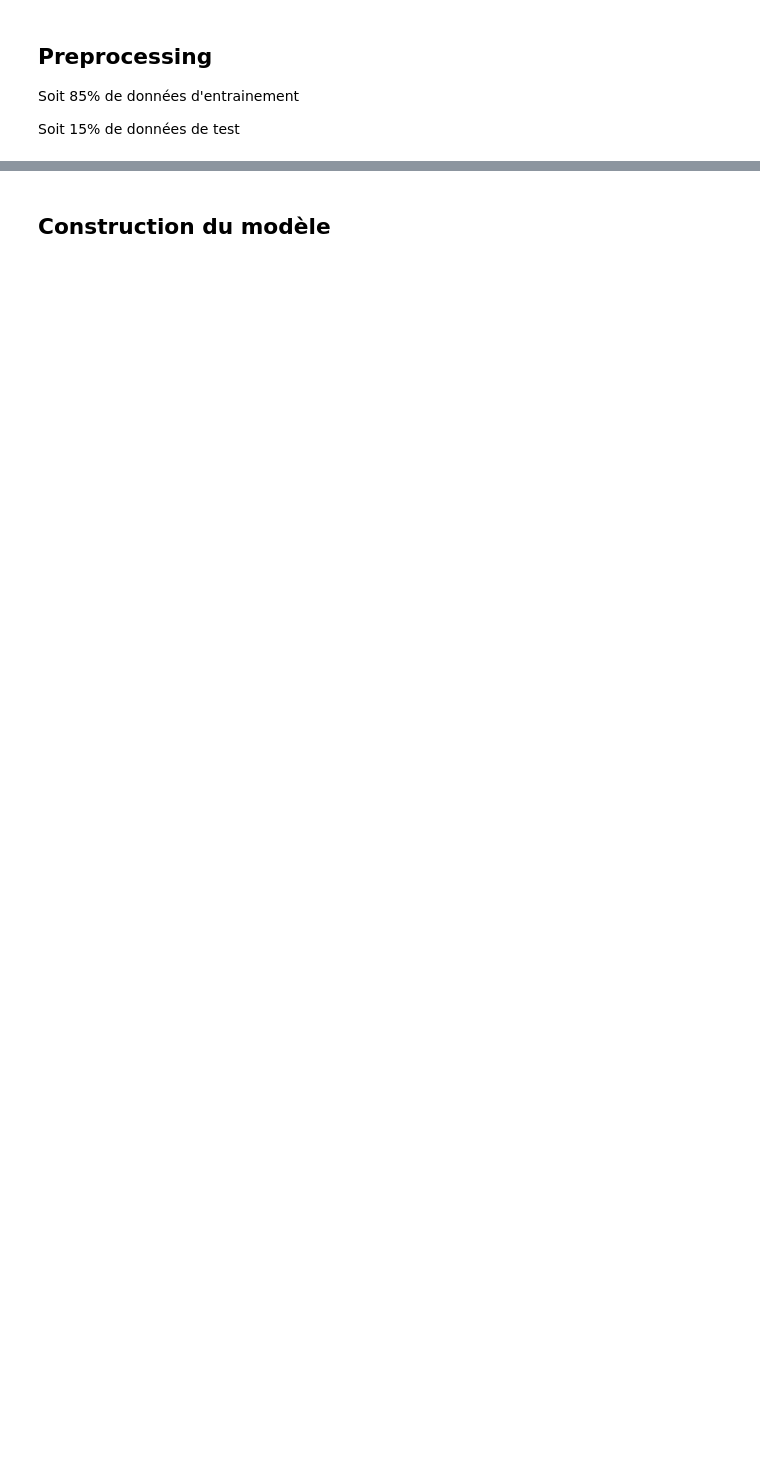
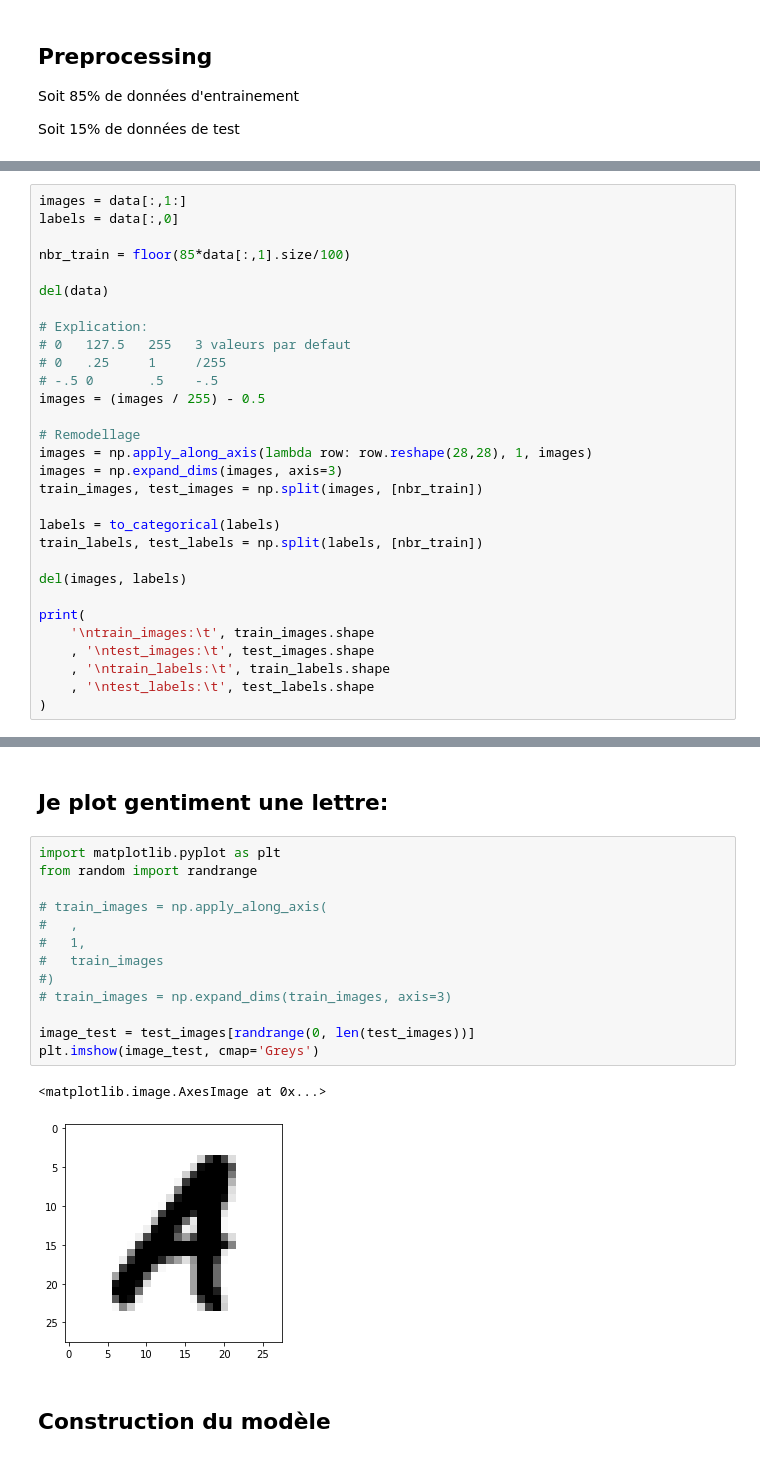
Before and after one commit to Nicolas-Malgat/nuage_compta, a Jupyter notebook: CNN.ipynb, the cells around one changed output, grey strips where cells are left out. Drawn from its saved outputs; the diff is of its cells as text; blank space fills up the shorter version.

```diff
--- a/CNN.ipynb
+++ b/CNN.ipynb
@@ -89,0 +36,30 @@ float64
+# %%
+images = data[:,1:]
+labels = data[:,0]
+
+nbr_train = floor(85*data[:,1].size/100)
+
+del(data)
+
+# Explication:
+# 0   127.5   255   3 valeurs par defaut
+# 0   .25     1     /255
+# -.5 0       .5    -.5
+images = (images / 255) - 0.5
+
+# Remodellage
+images = np.apply_along_axis(lambda row: row.reshape(28,28), 1, images)
+images = np.expand_dims(images, axis=3)
+train_images, test_images = np.split(images, [nbr_train])
+
+labels = to_categorical(labels)
+train_labels, test_labels = np.split(labels, [nbr_train])
+
+del(images, labels)
+
+print(
+    '\ntrain_images:\t', train_images.shape
+    , '\ntest_images:\t', test_images.shape
+    , '\ntrain_labels:\t', train_labels.shape
+    , '\ntest_labels:\t', test_labels.shape
+)
@@ -90,3 +71,21 @@ float64
+# %% [markdown]
+## Je plot gentiment une lettre:
+# %%
+import matplotlib.pyplot as plt
+from random import randrange
+
+# train_images = np.apply_along_axis(
+#   ,
+#   1,
+#   train_images
+#)
+# train_images = np.expand_dims(train_images, axis=3)
+
+image_test = test_images[randrange(0, len(test_images))]
+plt.imshow(image_test, cmap='Greys')
+# %% [output]
+<matplotlib.image.AxesImage at 0x...>
+[figure, added]
 # %% [markdown]
 ## Construction du modèle
 # %%
```
Also changed, not shown: parts of 12 cells of this notebook, 3 other files.
